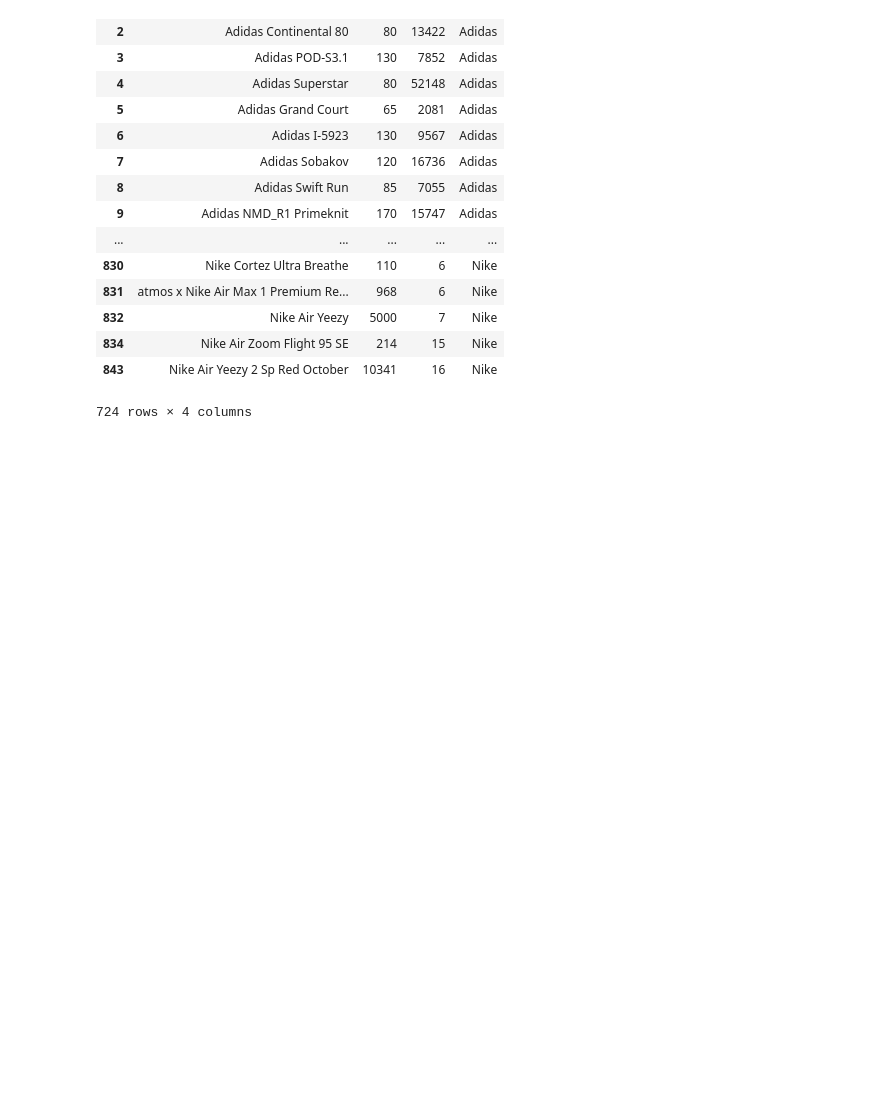
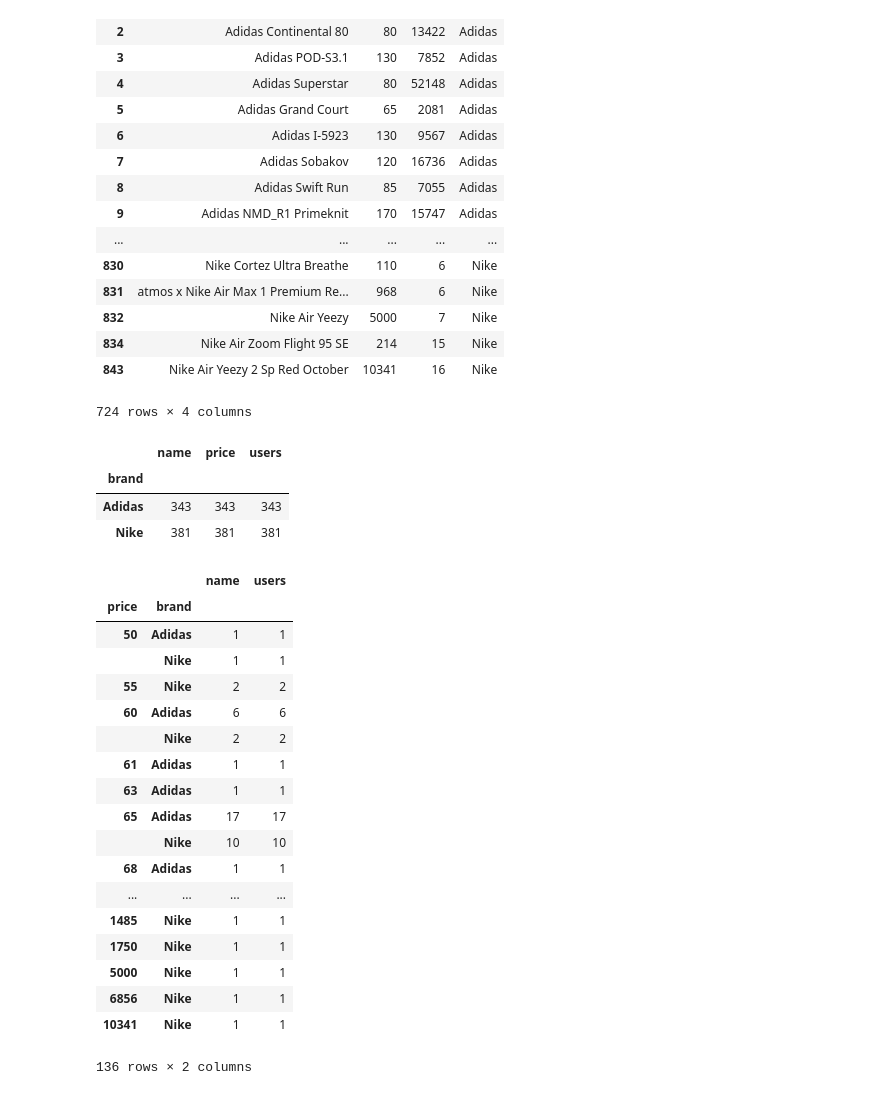
Before and after one commit to JonBebi/Adike, a Jupyter notebook: EDA.ipynb, the cells around one changed output. Saved outputs shown, nothing was run; the diff lists cells and outputs as text; code cells hidden in the pictures; blank space fills up the shorter version.

```diff
--- a/EDA.ipynb
+++ b/EDA.ipynb
@@ -556,3 +555,32 @@ df_sneakers_prices_users
 | 834 | Nike Air Zoom Flight 95 SE | 214 | 15 | Nike |
 | 843 | Nike Air Yeezy 2 Sp Red October | 10341 | 16 | Nike |
 724 rows × 4 columns
+# %%
+df_sneakers_prices_users.groupby('brand').count()
+# %% [output]
+|  | name | price | users |
+| brand |  |  |  |
+| Adidas | 343 | 343 | 343 |
+| Nike | 381 | 381 | 381 |
+# %%
+df_sneakers_prices_users.groupby(['price', 'brand']).count()
+# %% [output]
+|  |  | name | users |
+| price | brand |  |  |
+| 50 | Adidas | 1 | 1 |
+|  | Nike | 1 | 1 |
+| 55 | Nike | 2 | 2 |
+| 60 | Adidas | 6 | 6 |
+|  | Nike | 2 | 2 |
+| 61 | Adidas | 1 | 1 |
+| 63 | Adidas | 1 | 1 |
+| 65 | Adidas | 17 | 17 |
+|  | Nike | 10 | 10 |
+| 68 | Adidas | 1 | 1 |
+| ... | ... | ... | ... |
+| 1485 | Nike | 1 | 1 |
+| 1750 | Nike | 1 | 1 |
+| 5000 | Nike | 1 | 1 |
+| 6856 | Nike | 1 | 1 |
+| 10341 | Nike | 1 | 1 |
+136 rows × 2 columns
```
Also changed, not shown: parts of 16 cells of this notebook.
